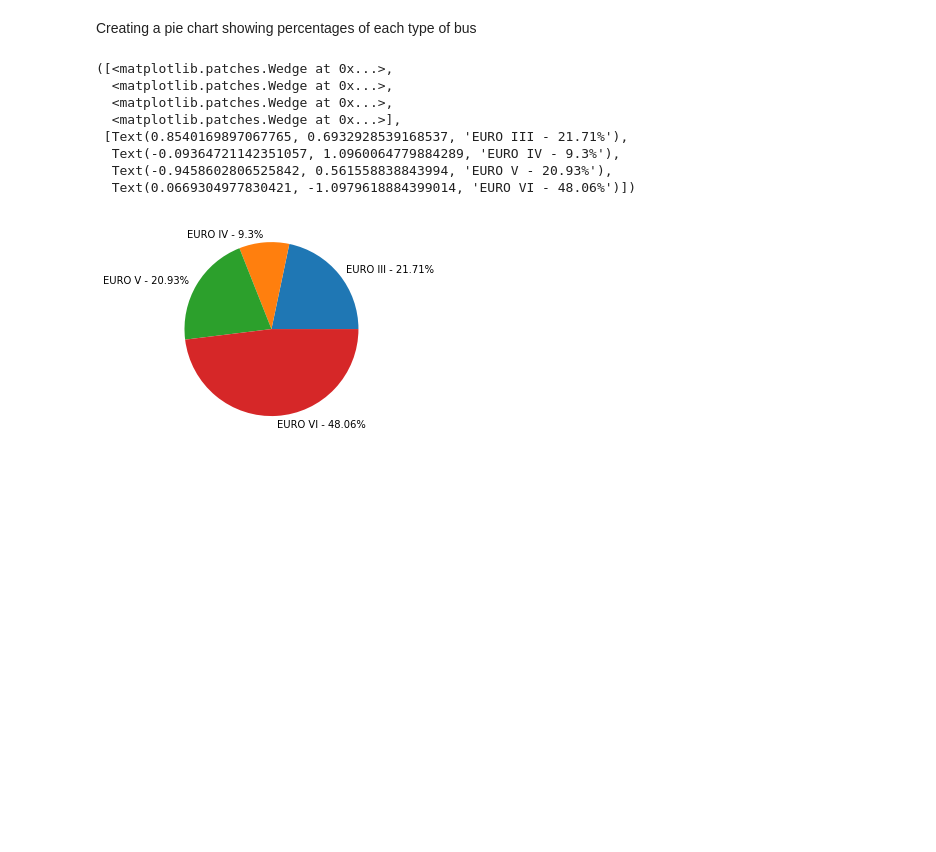
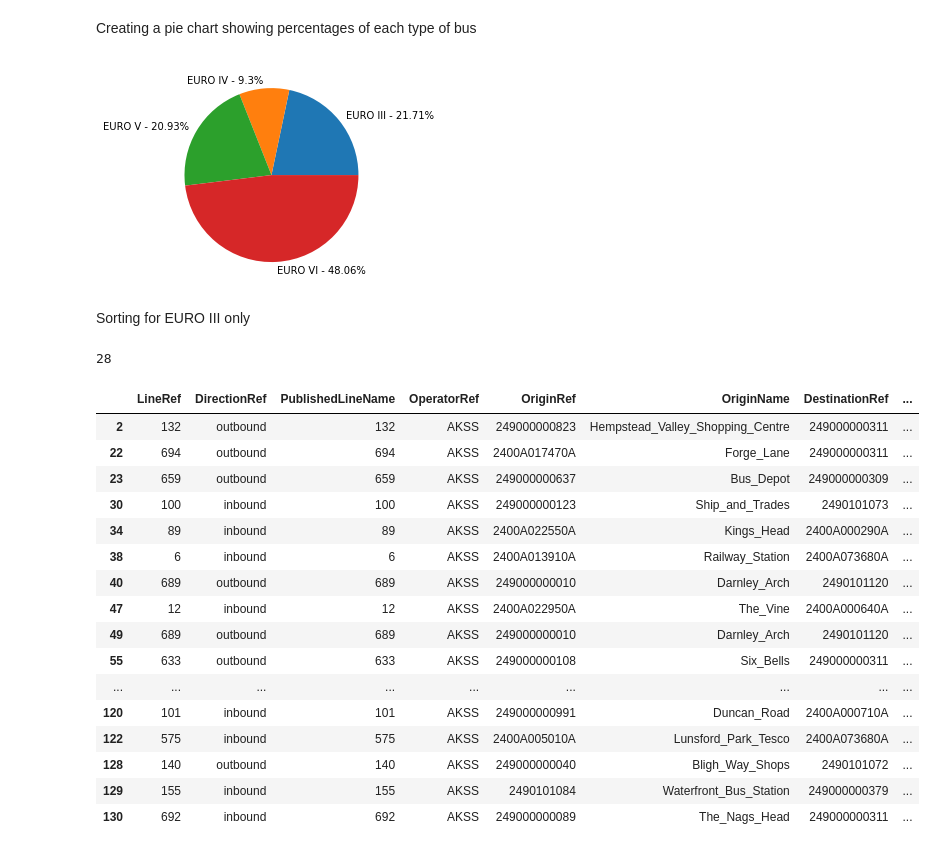
Before and after one commit to JackSandford/ECK, a Jupyter notebook: Self_data_project.ipynb, the cells around one changed output. Saved outputs shown, nothing was run; the diff lists cells and outputs as text; code cells hidden in the pictures; blank space fills up the shorter version.

```diff
--- a/Self_data_project.ipynb
+++ b/Self_data_project.ipynb
@@ -73,14 +73,8 @@ def types_of_buses():
   #return percentage3
 types_of_buses()
 
+mvj = pd.json_normalize(ohod.MonitoredVehicleJourney)
+
 #display(euro3regs)
 # %% [output]
-([<matplotlib.patches.Wedge at 0x...>,
-  <matplotlib.patches.Wedge at 0x...>,
-  <matplotlib.patches.Wedge at 0x...>,
-  <matplotlib.patches.Wedge at 0x...>],
- [Text(0.8540169897067765, 0.6932928539168537, 'EURO III - 21.71%'),
-  Text(-0.09364721142351057, 1.0960064779884289, 'EURO IV - 9.3%'),
-  Text(-0.9458602806525842, 0.561558838843994, 'EURO V - 20.93%'),
-  Text(0.0669304977830421, -1.0979618884399014, 'EURO VI - 48.06%')])
 [figure]
@@ -92,0 +81,36 @@ def euro3only():
+# %% [markdown]
+Sorting for EURO III only
+# %%
+def euro_class_only(df, euro):
+  euroxbuses = []
+  euroxregslist = []
+  mvj = pd.json_normalize(df.MonitoredVehicleJourney)
+  euroxregs = regs[regs['Emission Class'] == euro]
+  for reg in euroxregs['Last tracked']:
+    euroxregslist.append(reg)
+  euroxbuses = mvj[mvj['VehicleRef'].isin(euroxregslist)]
+  return euroxbuses
+
+euro3_buses = euro_class_only(ohod, 'EURO III')
+print(len(euro3_buses))
+
+display(euro3_buses)
+# %% [output]
+28
+|  | LineRef | DirectionRef | PublishedLineName | OperatorRef | OriginRef | OriginName | DestinationRef | ... |
+| 2 | 132 | outbound | 132 | AKSS | 249000000823 | Hempstead_Valley_Shopping_Centre | 249000000311 | ... |
+| 22 | 694 | outbound | 694 | AKSS | 2400A017470A | Forge_Lane | 249000000311 | ... |
+| 23 | 659 | outbound | 659 | AKSS | 249000000637 | Bus_Depot | 249000000309 | ... |
+| 30 | 100 | inbound | 100 | AKSS | 249000000123 | Ship_and_Trades | 2490101073 | ... |
+| 34 | 89 | inbound | 89 | AKSS | 2400A022550A | Kings_Head | 2400A000290A | ... |
+| 38 | 6 | inbound | 6 | AKSS | 2400A013910A | Railway_Station | 2400A073680A | ... |
+| 40 | 689 | outbound | 689 | AKSS | 249000000010 | Darnley_Arch | 2490101120 | ... |
+| 47 | 12 | inbound | 12 | AKSS | 2400A022950A | The_Vine | 2400A000640A | ... |
+| 49 | 689 | outbound | 689 | AKSS | 249000000010 | Darnley_Arch | 2490101120 | ... |
+| 55 | 633 | outbound | 633 | AKSS | 249000000108 | Six_Bells | 249000000311 | ... |
+| ... | ... | ... | ... | ... | ... | ... | ... | ... |
+| 120 | 101 | inbound | 101 | AKSS | 249000000991 | Duncan_Road | 2400A000710A | ... |
+| 122 | 575 | inbound | 575 | AKSS | 2400A005010A | Lunsford_Park_Tesco | 2400A073680A | ... |
+| 128 | 140 | outbound | 140 | AKSS | 249000000040 | Bligh_Way_Shops | 2490101072 | ... |
+| 129 | 155 | inbound | 155 | AKSS | 2490101084 | Waterfront_Bus_Station | 249000000379 | ... |
+| 130 | 692 | inbound | 692 | AKSS | 249000000089 | The_Nags_Head | 249000000311 | ... |
```
Also changed, not shown: parts of 6 cells of this notebook.
